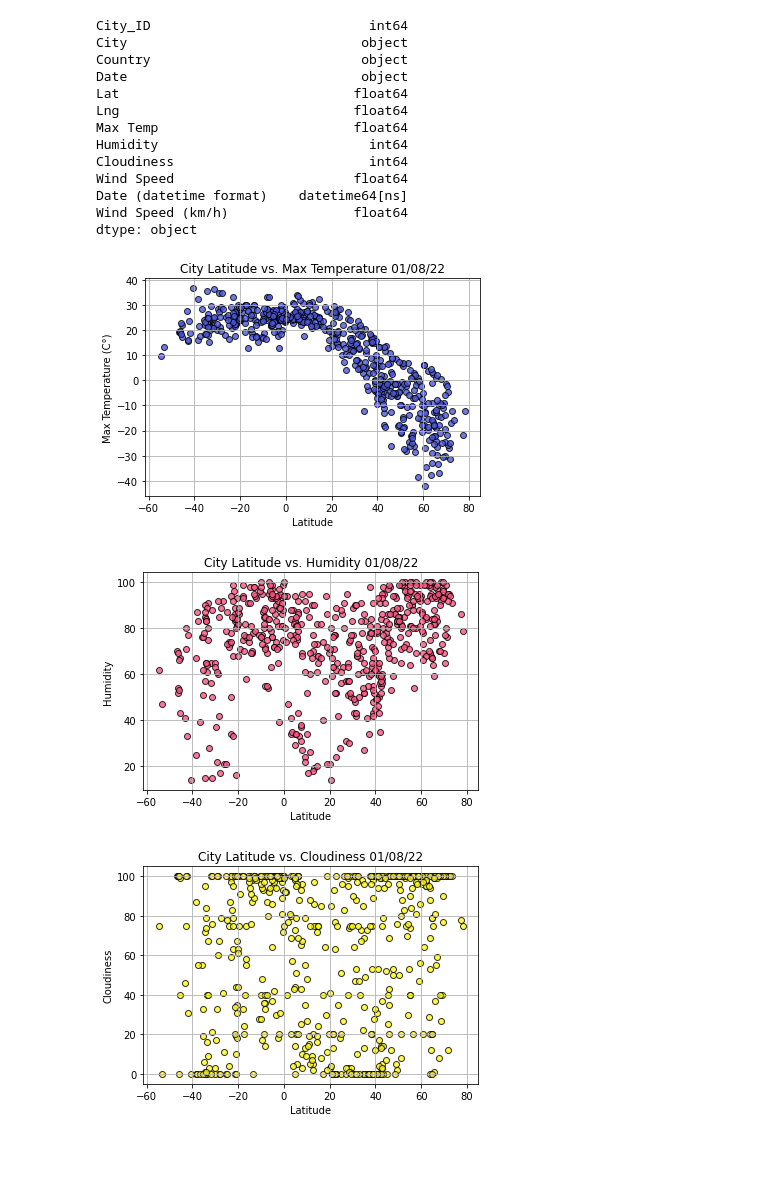
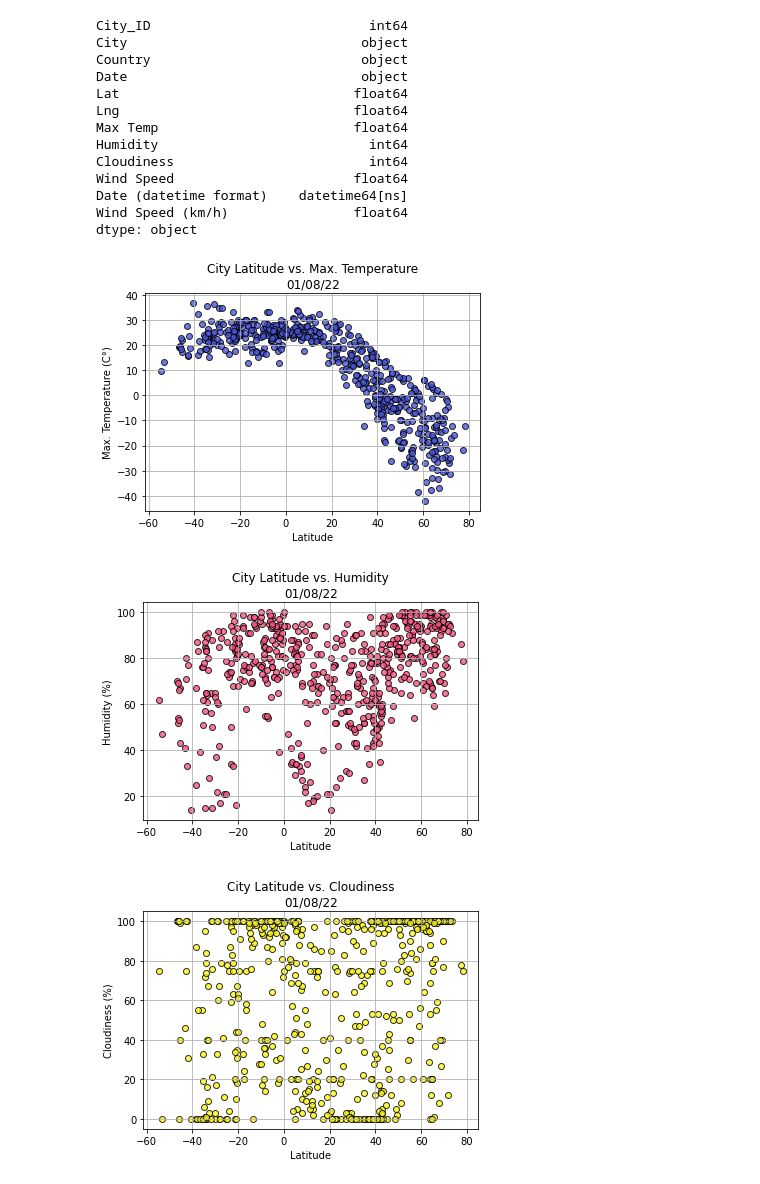
Before and after one commit to colinbrineman/world-weather-analysis, a Jupyter notebook: WeatherPy_Data_Visualization.ipynb, the cells around one changed output. Cells and saved outputs as stored; diff of their text form; code cells hidden in the pictures; blank space fills up the shorter version.

```diff
--- a/WeatherPy_Data_Visualization.ipynb
+++ b/WeatherPy_Data_Visualization.ipynb
@@ -52,13 +52,13 @@ Wind Speed                       float64
 Date (datetime format)    datetime64[ns]
 dtype: object
 # %%
-today = city_data_df['Date (datetime format)'].mean()
-today
+date = city_data_df['Date (datetime format)'].mean()
+date
 # %% [output]
 Timestamp('2022-01-08 22:17:51.637961216')
 # %%
-today = today.strftime("%x")
-today
+date = date.strftime("%x")
+date
 # %% [output]
 '01/08/22'
 # %%
@@ -98,32 +98,32 @@ wind_speed = city_data_df["Wind Speed (km/h)"]
 # %%
 # Build the scatter plot for latitude vs. max temperature.
 # rbg hex code 4b57db = warm blue
 plt.scatter(lats,
             max_temps,
             color='#4b57db',
             edgecolor='black',
             linewidths=1,
             marker='o',
             alpha=0.8,
             label='Cities')
 
 # Incorporate the other graph properties.
-plt.title(f'City Latitude vs. Max Temperature '+ today)
-plt.ylabel('Max Temperature (C°)')
+plt.title(f'City Latitude vs. Max. Temperature\n'+ date)
+plt.ylabel('Max. Temperature (C°)')
 plt.xlabel('Latitude')
 plt.grid(True)
 
 # Save the figure.
 plt.savefig("weather_data/Fig1.svg",
             format='svg',
             transparent=False,
             bbox_inches = "tight",
             facecolor="white")
 
 # Show plot.
 plt.show()
 # %% [output]
-[figure, old version]
+[figure, new version]
 # %%
 # Build the scatter plot for latitude vs. humidity.
 # rbg hex code fb5581 = warm pink
@@ -137,8 +137,8 @@ plt.scatter(lats,
             label='Cities')
 
 # Incorporate the other graph properties.
-plt.title(f'City Latitude vs. Humidity '+ str(today))
-plt.ylabel('Humidity')
+plt.title(f'City Latitude vs. Humidity\n'+ date)
+plt.ylabel('Humidity (%)')
 plt.xlabel('Latitude')
 plt.grid(True)
 
@@ -152,7 +152,7 @@ plt.savefig("weather_data/Fig2.svg",
 # Show plot.
 plt.show()
 # %% [output]
-[figure, old version]
+[figure, new version]
 # %%
 # Build the scatter plot for latitude vs. cloudiness.
 # rbg hex code fff917 = sunny yellow
@@ -166,8 +166,8 @@ plt.scatter(lats,
             label='Cities')
 
 # Incorporate the other graph properties.
-plt.title(f'City Latitude vs. Cloudiness '+ str(today))
-plt.ylabel('Cloudiness')
+plt.title(f'City Latitude vs. Cloudiness\n'+ date)
+plt.ylabel('Cloudiness (%)')
 plt.xlabel('Latitude')
 plt.grid(True)
 
@@ -181,7 +181,7 @@ plt.savefig("weather_data/Fig3.svg",
 # Show plot.
 plt.show()
 # %% [output]
-[figure, old version]
+[figure, new version]
 # %%
 # Build the scatter plot for latitude vs. wind speed.
 # rbg hex code a9f971 = spring green
```
Also changed, not shown: parts of 13 cells of this notebook, 4 other files.
